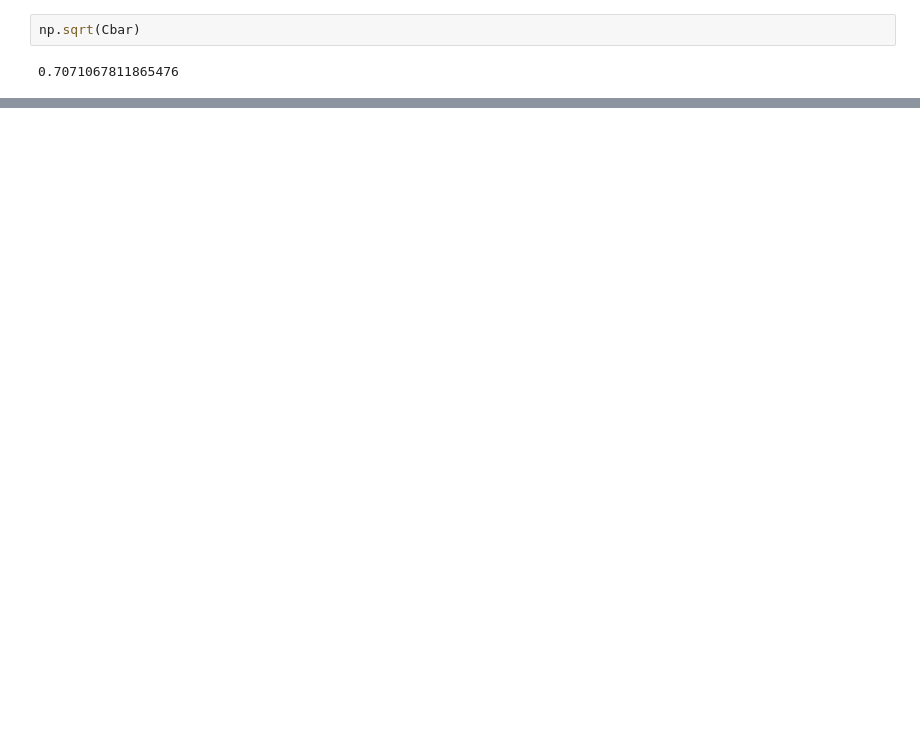
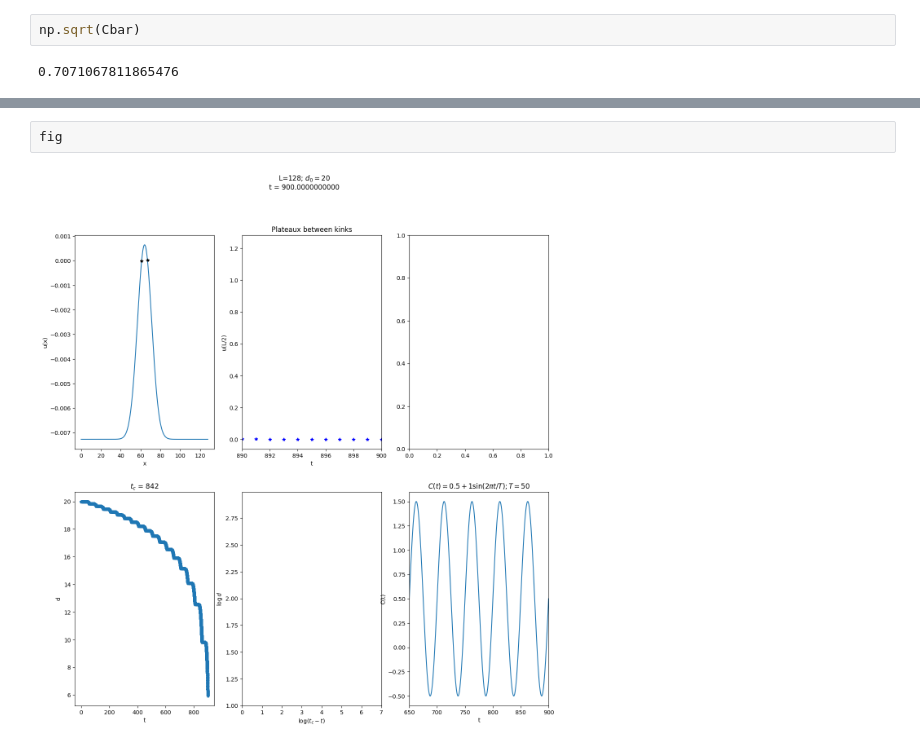
Before and after one commit to suanno/tdgl, a Jupyter notebook: 1D/analysis/real_time_plot.ipynb, the cells around one changed output, grey strips where cells are left out. Cells and saved outputs as stored; diff of their text form; blank space fills up the shorter version.

```diff
--- a/1D/analysis/real_time_plot.ipynb
+++ b/1D/analysis/real_time_plot.ipynb
@@ -208,0 +196,4 @@ Error:
+# %%
+fig
+# %% [output]
+[figure, added]
```
Also changed, not shown: parts of 4 cells of this notebook, 21 other files.
